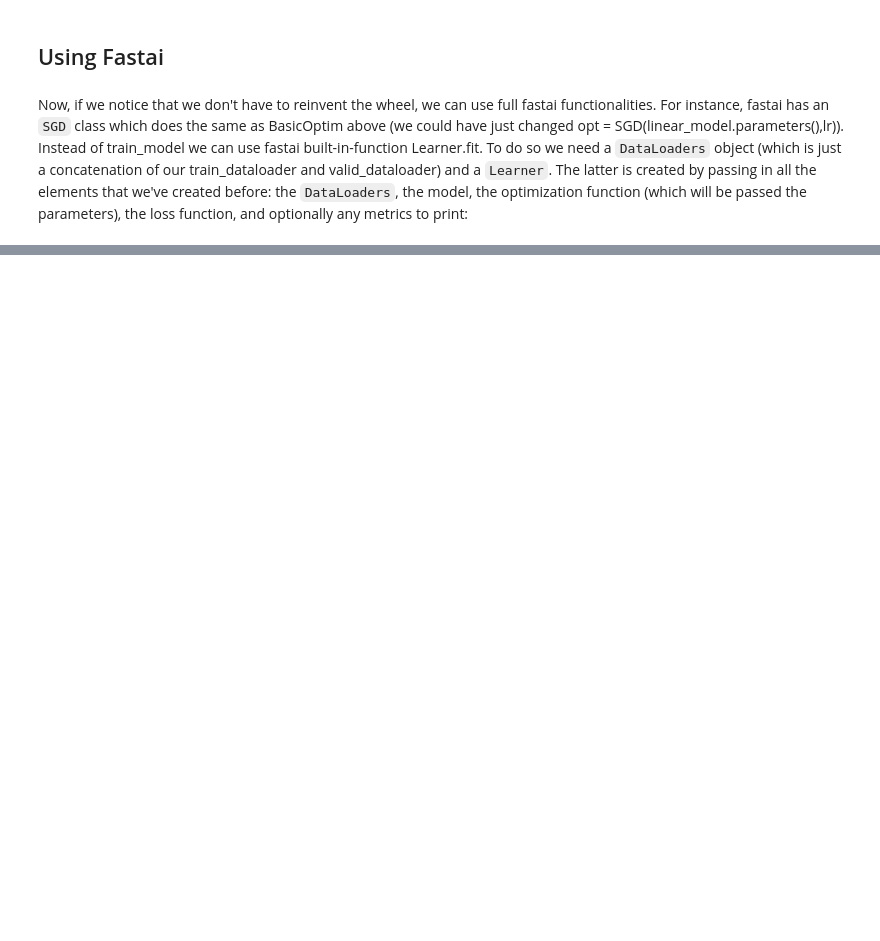
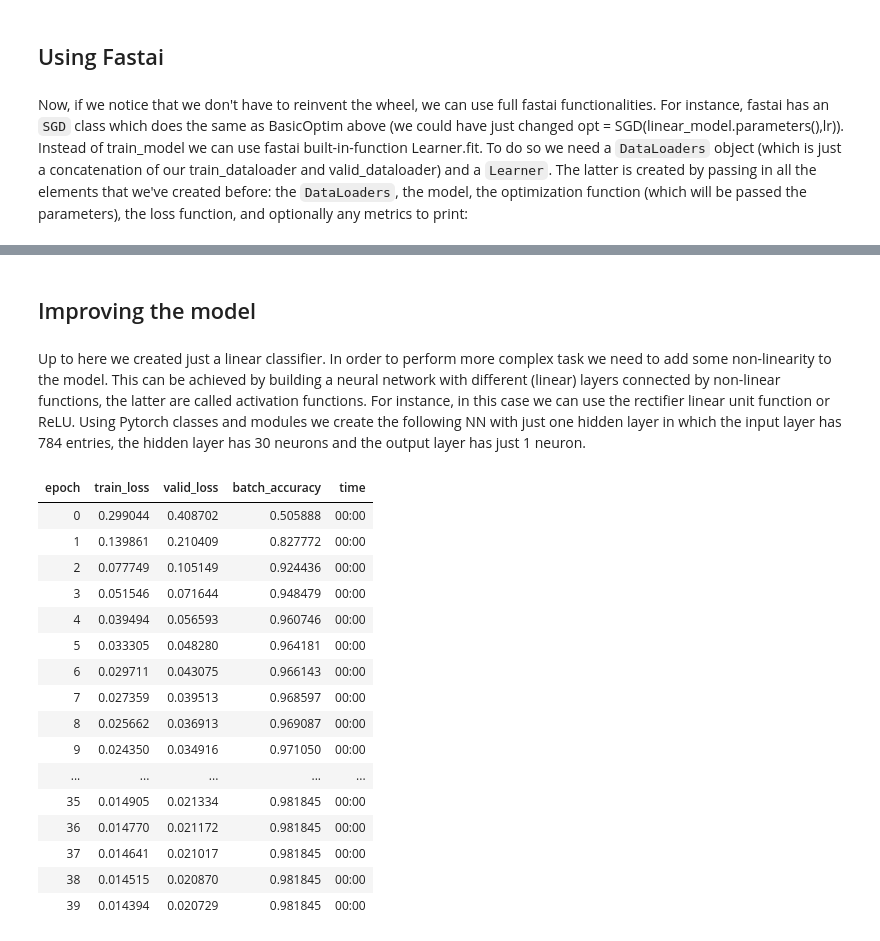
Before and after one commit to Tomycles/AI, a Jupyter notebook: basic_digit_dlassifier.ipynb, the cells around one changed output, grey strips where cells are left out. Saved outputs shown, nothing was run; the diff lists cells and outputs as text; code cells hidden in the pictures; blank space fills up the shorter version.

Commit message:
Updates digit classifier

```diff
--- a/basic_digit_dlassifier.ipynb
+++ b/basic_digit_dlassifier.ipynb
@@ -274,0 +275,4 @@ learn.fit(15, lr=lr)
+# %% [markdown]
+## Improving the model
+# %% [markdown]
+Up to here we created just a linear classifier. In order to perform more complex task we need to add some non-linearity to the model. This can be achieved by building a neural network with different (linear) layers connected by non-linear functions, the latter are called activation functions. For instance, in this case we can use the rectifier linear unit function or ReLU. Using Pytorch classes and modules we create the following NN with just one hidden layer in which the input layer has 784 entries, the hidden layer has 30 neurons and the output layer has just 1 neuron.
@@ -274,0 +288,20 @@ learn.fit(15, lr=lr)
+# %%
+learn.fit(40, 0.1)
+# %% [output]
+| epoch | train_loss | valid_loss | batch_accuracy | time |
+| 0 | 0.299044 | 0.408702 | 0.505888 | 00:00 |
+| 1 | 0.139861 | 0.210409 | 0.827772 | 00:00 |
+| 2 | 0.077749 | 0.105149 | 0.924436 | 00:00 |
+| 3 | 0.051546 | 0.071644 | 0.948479 | 00:00 |
+| 4 | 0.039494 | 0.056593 | 0.960746 | 00:00 |
+| 5 | 0.033305 | 0.048280 | 0.964181 | 00:00 |
+| 6 | 0.029711 | 0.043075 | 0.966143 | 00:00 |
+| 7 | 0.027359 | 0.039513 | 0.968597 | 00:00 |
+| 8 | 0.025662 | 0.036913 | 0.969087 | 00:00 |
+| 9 | 0.024350 | 0.034916 | 0.971050 | 00:00 |
+| ... | ... | ... | ... | ... |
+| 35 | 0.014905 | 0.021334 | 0.981845 | 00:00 |
+| 36 | 0.014770 | 0.021172 | 0.981845 | 00:00 |
+| 37 | 0.014641 | 0.021017 | 0.981845 | 00:00 |
+| 38 | 0.014515 | 0.020870 | 0.981845 | 00:00 |
+| 39 | 0.014394 | 0.020729 | 0.981845 | 00:00 |
```
Also changed, not shown: parts of 9 cells of this notebook.
